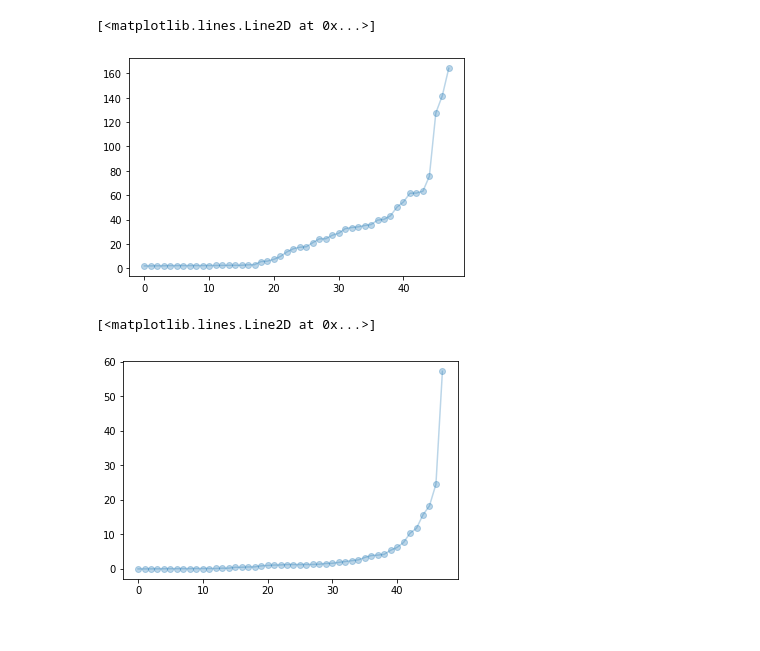
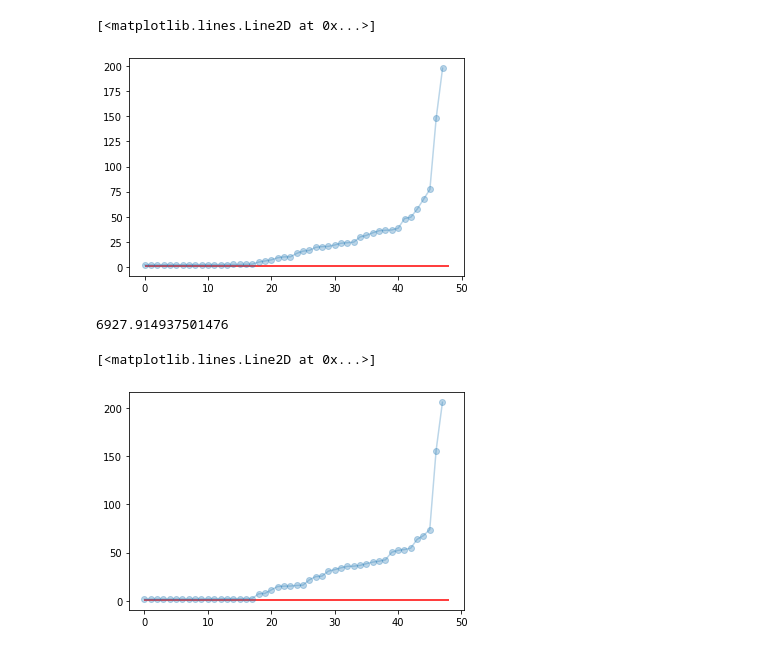
Before and after one commit to aFuerst/openwhisk-balancing, a Jupyter notebook: load-gen/cmp_fn_level.ipynb, the cells around one changed output. Cells and saved outputs as stored; diff of their text form; code cells hidden in the pictures.

```diff
--- a/load-gen/cmp_fn_level.ipynb
+++ b/load-gen/cmp_fn_level.ipynb
@@ -11,10 +11,10 @@ import load.wsk_interact as wsk
 # Compare these metrics in some way and visualize. Sort by function frequency?
 # %%
 pp='./run-scripts/logs/compare-algos/'
-f1='5.5-18-BoundedLoad-SimpleLoad/latencies.csv'
-f2='5.5-18-ConsistentCache-SimpleLoad/latencies.csv'
-f3='5.5-18-ConsistentHash-SimpleLoad/latencies.csv'
+f1='10-mins-5.5-18-BoundedLoad-SimpleLoad/latencies.csv'
+f2='10-mins-5.5-18-ConsistentCache-SimpleLoad/latencies.csv'
 f4='10-mins-5.5-18-MemoryShard/latencies.csv'
+f5='10-mins-5.5-18-RoundRobin-SimpleLoad/latencies.csv'
 # %%
 out=[]
 tmp = pd.read_csv(os.path.join(pp, f1))
@@ -83,15 +84,23 @@ sum(mem_shard['Wnorm'])
 # %%
 r2_ch_rl = bounded['Wnorm']/cache['Wnorm']
+plt.hlines(1.0, xmin=0, xmax=len(r2_ch_rl), color='red')
 plt.plot(sorted(r2_ch_rl),marker='o',alpha=0.3)
 # %% [output]
 [<matplotlib.lines.Line2D at 0x...>]
-[figure, old version]
+[figure, new version]
+# %%
+round_robin=Wnorms(f5)
+#np.sort(np.array(b['Wnorm']))
+sum(round_robin['Wnorm'])
+# %% [output]
+6927.914937501476
 # %%
-r2_ch_rl = mem_shard['Wnorm']/cache['Wnorm']
+r2_ch_rl = round_robin['Wnorm']/cache['Wnorm']
+plt.hlines(1.0, xmin=0, xmax=len(r2_ch_rl), color='red')
 plt.plot(sorted(r2_ch_rl),marker='o',alpha=0.3)
 # %% [output]
 [<matplotlib.lines.Line2D at 0x...>]
-[figure, old version]
+[figure, new version]
 # %%
 r2_ch_rl[r2_ch_rl<1.0]
 # %% [output]
```
Also changed, not shown: parts of 7 cells of this notebook, 19 other files.
